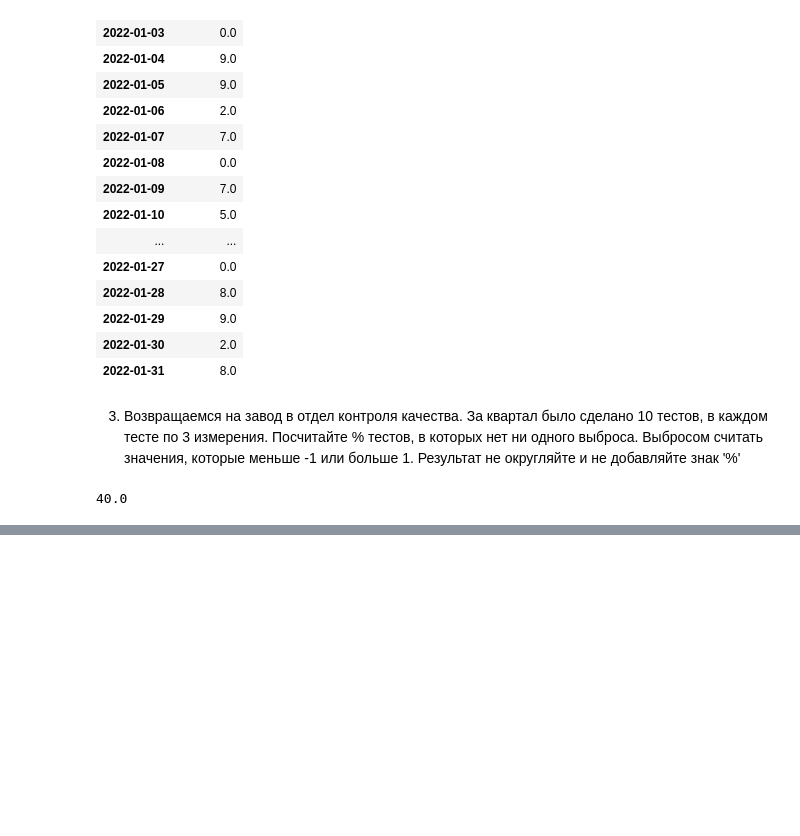
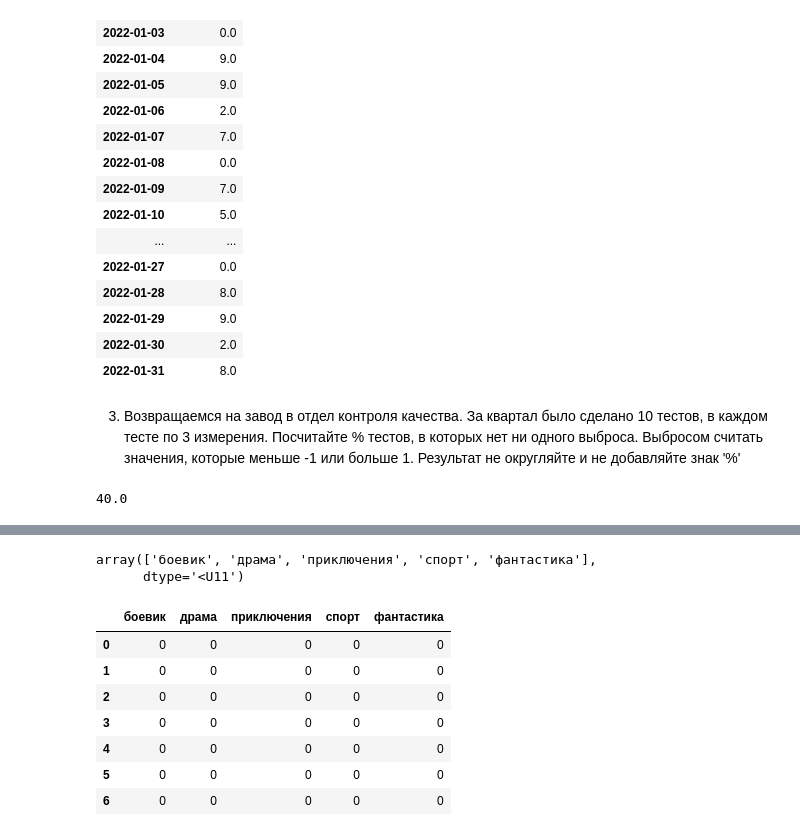
Before and after one commit to VadzimRudzman/pandas_fundamentals, a Jupyter notebook: Основы Pandas.ipynb, the cells around one changed output, grey strips where cells are left out. Saved outputs shown, nothing was run; the diff lists cells and outputs as text; code cells hidden in the pictures; blank space fills up the shorter version.

```diff
--- a/Основы Pandas.ipynb
+++ b/Основы Pandas.ipynb
@@ -3273,0 +3335,10 @@ solution(_df)
+# %%
+films = pd.DataFrame([['Анчартед', 115, 'боевик|приключения'],
+                      ['Доктор Стрэндж', 126, 'фантастика|боевик|приключения'],
+                      ['Соник', 122, 'боевик|приключения'],
+                      ['Одиннадцать', 121, 'драма|спорт'],
+                      ['Тор', 119, 'фантастика|боевик'],
+                      ['Мистер нокаут', 118, 'спорт'],
+                      ['Я краснею', 100, 'приключения']], columns=['Film', 'Duration', 'Genre'])
+
+films
@@ -3273,0 +3354,7 @@ solution(_df)
+# %%
+all_genres = []
+
+for genre in films['Genre']:
+    all_genres.extend(genre.split('|')) # создаем список жанров
+
+all_genres
@@ -3273,0 +3375,19 @@ solution(_df)
+# %%
+all_genres = np.unique(all_genres) # оставляем только уникальные жанры
+all_genres
+# %% [output]
+array(['боевик', 'драма', 'приключения', 'спорт', 'фантастика'],
+      dtype='<U11')
+# %%
+matrix = pd.DataFrame(np.zeros((len(films), len(all_genres))), columns=all_genres, dtype=int) # создаем матрицу заполненную 0
+
+matrix
+# %% [output]
+|  | боевик | драма | приключения | спорт | фантастика |
+| 0 | 0 | 0 | 0 | 0 | 0 |
+| 1 | 0 | 0 | 0 | 0 | 0 |
+| 2 | 0 | 0 | 0 | 0 | 0 |
+| 3 | 0 | 0 | 0 | 0 | 0 |
+| 4 | 0 | 0 | 0 | 0 | 0 |
+| 5 | 0 | 0 | 0 | 0 | 0 |
+| 6 | 0 | 0 | 0 | 0 | 0 |
```
Also changed, not shown: parts of 64 cells of this notebook.
